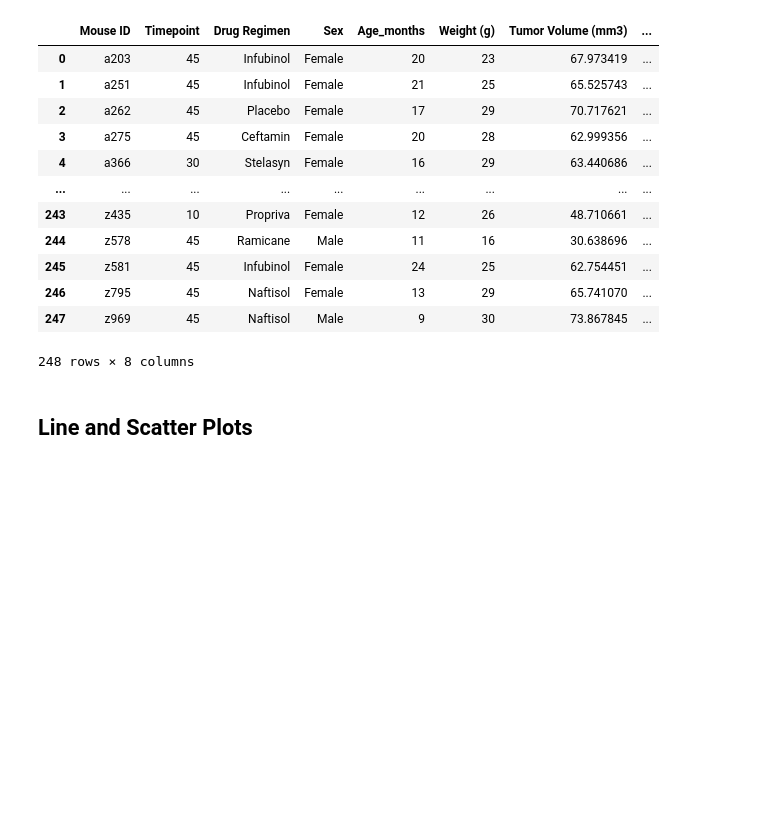
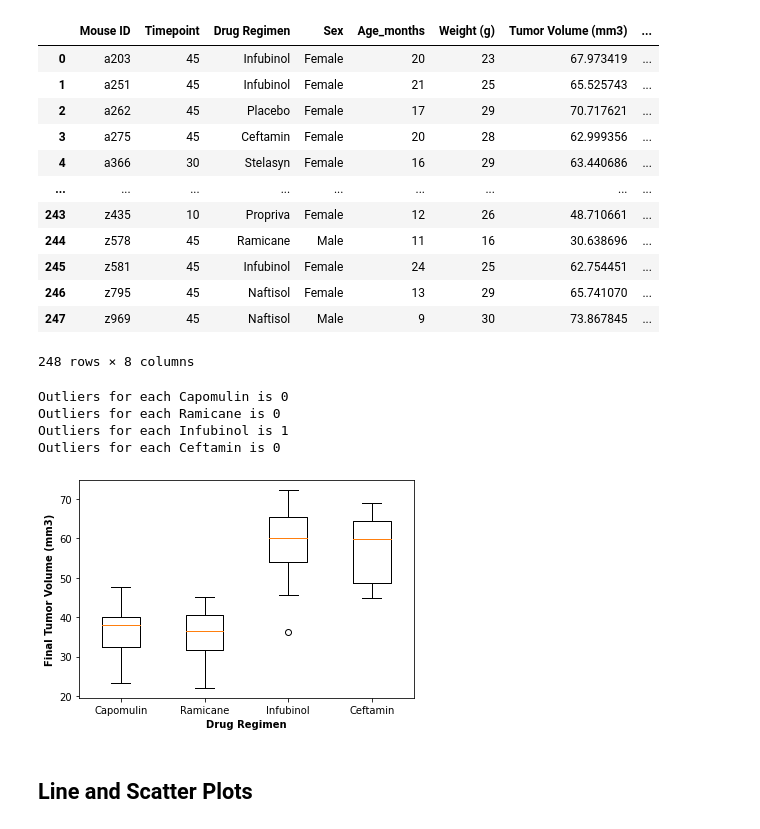
Before and after one commit to fredtan30/Matplotlib-Challenge, a Jupyter notebook: pymaceuticals_starter.ipynb, the cells around one changed output. Saved outputs shown, nothing was run; the diff lists cells and outputs as text; code cells hidden in the pictures; blank space fills up the shorter version.

Commit message:
Update pymaceuticals_starter.ipynb
Scatter plot works successfully

```diff
--- a/pymaceuticals_starter.ipynb
+++ b/pymaceuticals_starter.ipynb
@@ -344,8 +344,19 @@ for drug in drug_treatments:
     # Determine outliers using upper and lower bounds
     outliers = final_tumor_vol.loc[(final_tumor_vol < lower_bound)| (final_tumor_vol > upper_bound)]
     outliers_count = outliers.count()
-    print(f"Outliers for {drug})
+    print(f"Outliers for each {drug} is {outliers_count}" )
+# %% [output]
+Outliers for each Capomulin is 0
+Outliers for each Ramicane is 0
+Outliers for each Infubinol is 1
+Outliers for each Ceftamin is 0
 # %%
 # Generate a box plot of the final tumor volume of each mouse across four regimens of interest
+plt.boxplot(tumor_list, labels=drug_treatments)
+plt.xlabel('Drug Regimen', fontweight ='bold')
+plt.ylabel('Final Tumor Volume (mm3)', fontweight = 'bold')
+plt.show()
+# %% [output]
+[figure, added]
 # %% [markdown]
 ## Line and Scatter Plots
```
Also changed, not shown: parts of 4 cells of this notebook.
